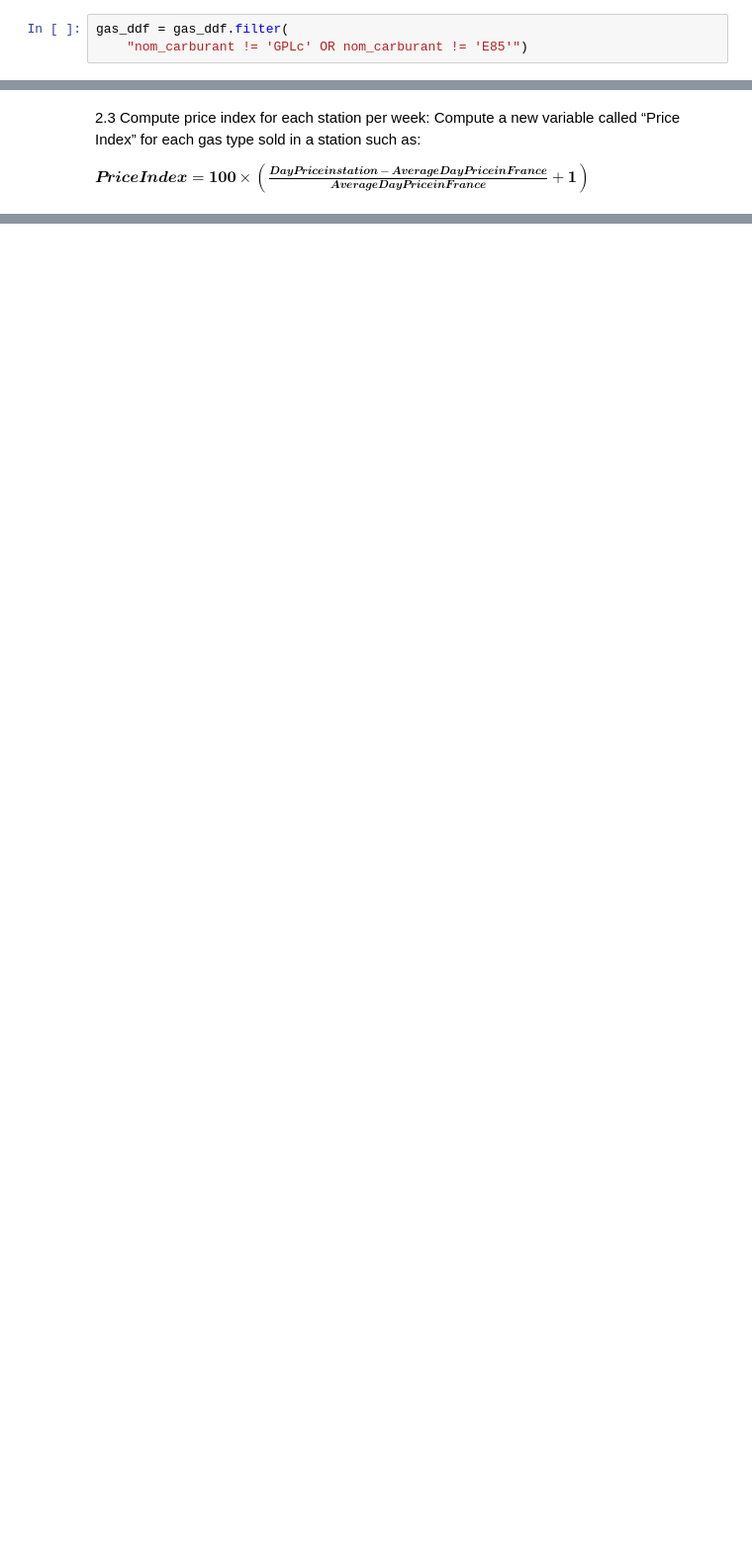
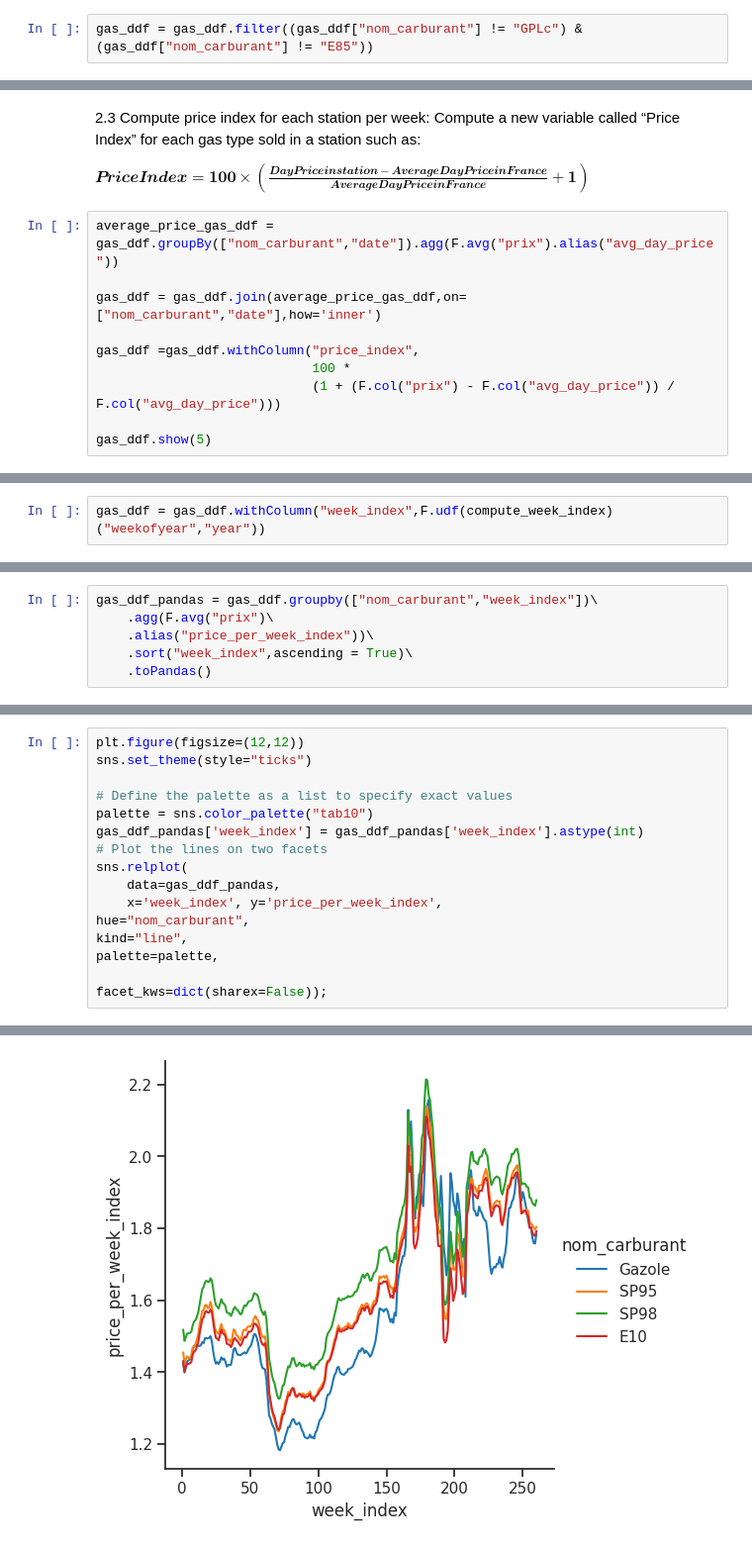
Before and after one commit to csk99/gas_consumption_france, a Jupyter notebook: report.ipynb, the cells around one changed output, grey strips where cells are left out. Shown at 99% size. Drawn from its saved outputs; the diff is of its cells as text; blank space fills up the shorter version.

```diff
--- a/report.ipynb
+++ b/report.ipynb
@@ -206,5 +244,4 @@ We will drop those gas types for next part of the project.
 # %% [markdown]
 Drop gas types **E85 and GPLc**
 # %%
-gas_ddf = gas_ddf.filter(
-    "nom_carburant != 'GPLc' OR nom_carburant != 'E85'")
+gas_ddf = gas_ddf.filter((gas_ddf["nom_carburant"] != "GPLc") & (gas_ddf["nom_carburant"] != "E85"))
@@ -214,3 +263,13 @@ Compute a new variable called “Price Index” for each gas type sold in
 a station such as:</br>
 
 $𝑷𝒓𝒊𝒄𝒆 𝑰𝒏𝒅𝒆𝒙 = 𝟏𝟎𝟎 × (\frac{𝑫𝒂𝒚 𝑷𝒓𝒊𝒄𝒆 𝒊𝒏 𝒔𝒕𝒂𝒕𝒊𝒐𝒏 − 𝑨𝒗𝒆𝒓𝒂𝒈𝒆 𝑫𝒂𝒚 𝑷𝒓𝒊𝒄𝒆 𝒊𝒏 𝑭𝒓𝒂𝒏𝒄𝒆}{𝑨𝒗𝒆𝒓𝒂𝒈𝒆 𝑫𝒂𝒚 𝑷𝒓𝒊𝒄𝒆 𝒊𝒏 𝑭𝒓𝒂𝒏𝒄𝒆} + 𝟏)$
+# %%
+average_price_gas_ddf = gas_ddf.groupBy(["nom_carburant","date"]).agg(F.avg("prix").alias("avg_day_price"))
+
+gas_ddf = gas_ddf.join(average_price_gas_ddf,on=["nom_carburant","date"],how='inner')
+
+gas_ddf =gas_ddf.withColumn("price_index",
+                            100 *
+                            (1 + (F.col("prix") - F.col("avg_day_price")) / F.col("avg_day_price")))
+
+gas_ddf.show(5)
@@ -216,0 +352,2 @@ $𝑷𝒓𝒊𝒄𝒆 𝑰𝒏𝒅𝒆𝒙 = 𝟏𝟎𝟎 × (\frac{𝑫𝒂𝒚
+# %%
+gas_ddf = gas_ddf.withColumn("week_index",F.udf(compute_week_index)("weekofyear","year"))
@@ -216,0 +367,6 @@ $𝑷𝒓𝒊𝒄𝒆 𝑰𝒏𝒅𝒆𝒙 = 𝟏𝟎𝟎 × (\frac{𝑫𝒂𝒚
+# %%
+gas_ddf_pandas = gas_ddf.groupby(["nom_carburant","week_index"])\
+    .agg(F.avg("prix")\
+    .alias("price_per_week_index"))\
+    .sort("week_index",ascending = True)\
+    .toPandas()
@@ -227 +397,18 @@ gas_ddf.show(2)
 only showing top 2 rows
+# %%
+plt.figure(figsize=(12,12))
+sns.set_theme(style="ticks")
+
+# Define the palette as a list to specify exact values
+palette = sns.color_palette("tab10")
+gas_ddf_pandas['week_index'] = gas_ddf_pandas['week_index'].astype(int)
+# Plot the lines on two facets
+sns.relplot(
+    data=gas_ddf_pandas,
+    x='week_index', y='price_per_week_index',
+hue="nom_carburant",
+kind="line",
+palette=palette,
+
+facet_kws=dict(sharex=False));
+# %% [output]
@@ -227,0 +416 @@ only showing top 2 rows
+[figure, added]
```
Also changed, not shown: parts of 43 cells of this notebook, 2 other files.
